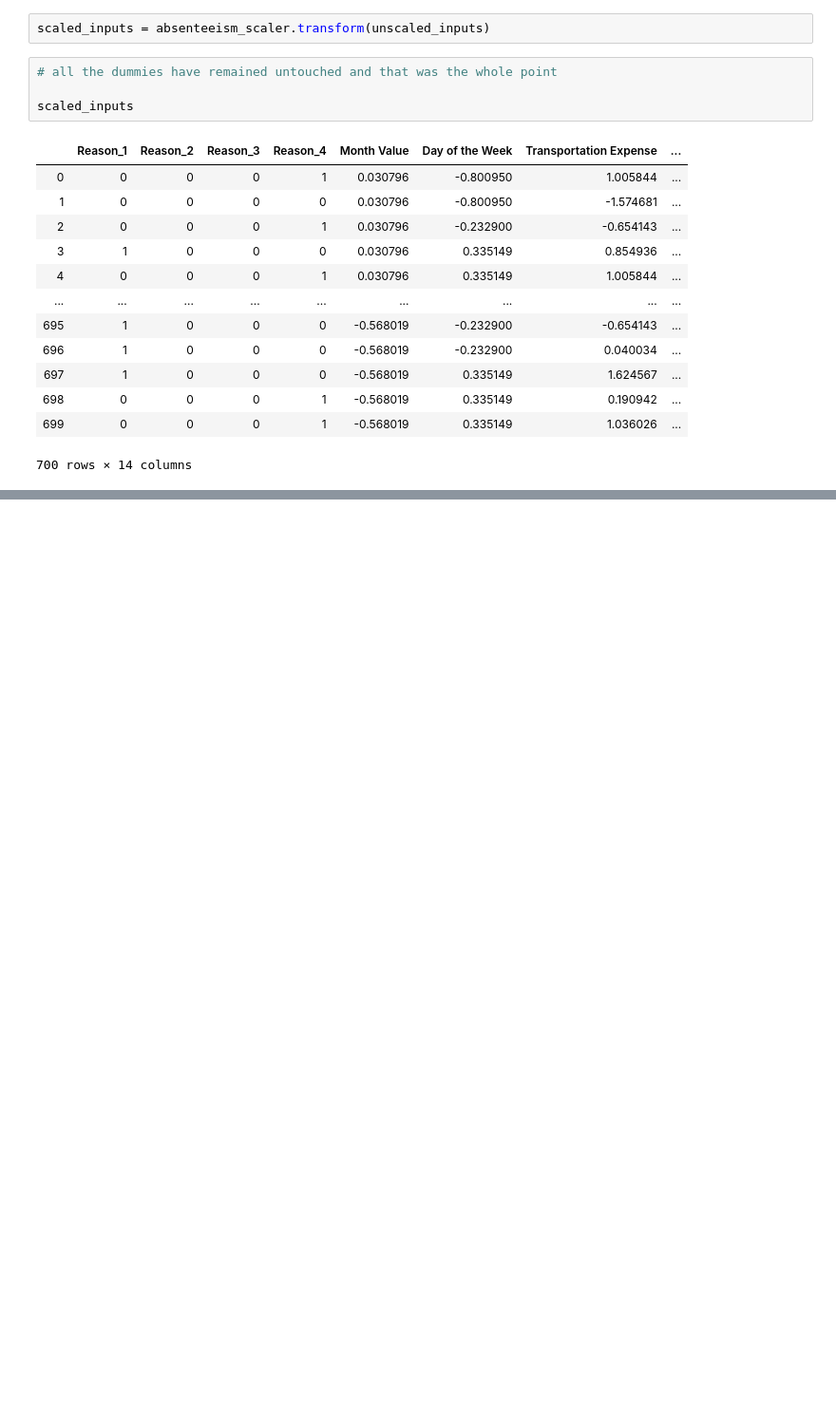
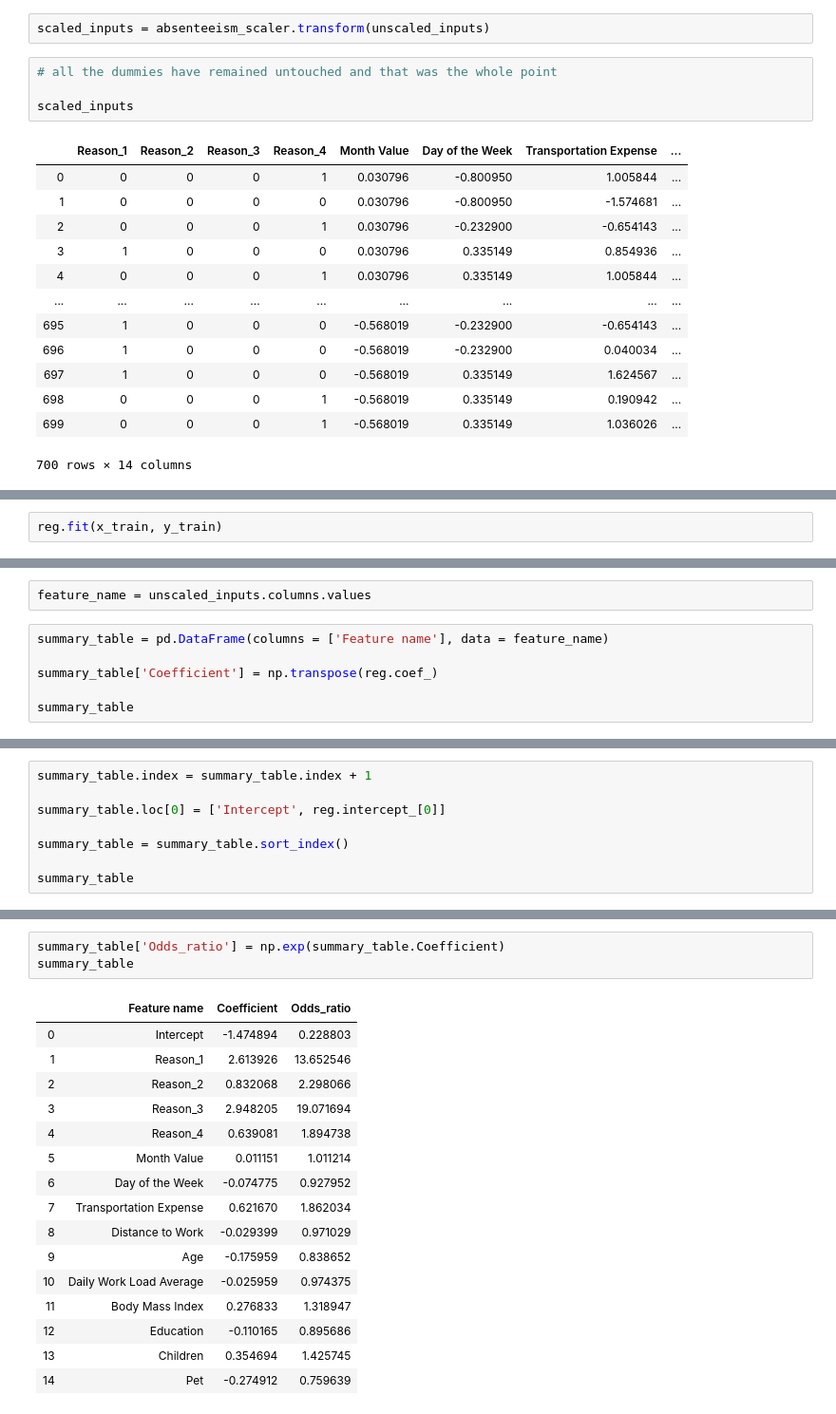
Before and after one commit to LiuHaoLung/Python-Milestone, a Jupyter notebook: Absenteeism/AbsenteeismExerciseMachineLearningwithCustomScaler.ipynb, the cells around one changed output, grey strips where cells are left out. Shown: that part at 95% size. Saved outputs shown, nothing was run; the diff lists cells and outputs as text; blank space fills up the shorter version.

```diff
--- a/Absenteeism/AbsenteeismExerciseMachineLearningwithCustomScaler.ipynb
+++ b/Absenteeism/AbsenteeismExerciseMachineLearningwithCustomScaler.ipynb
@@ -206,0 +248,2 @@ scaled_inputs
+# %%
+reg.fit(x_train, y_train)
@@ -206,0 +356,8 @@ scaled_inputs
+# %%
+feature_name = unscaled_inputs.columns.values
+# %%
+summary_table = pd.DataFrame(columns = ['Feature name'], data = feature_name)
+
+summary_table['Coefficient'] = np.transpose(reg.coef_)
+
+summary_table
@@ -206,0 +380,8 @@ scaled_inputs
+# %%
+summary_table.index = summary_table.index + 1
+
+summary_table.loc[0] = ['Intercept', reg.intercept_[0]]
+
+summary_table = summary_table.sort_index()
+
+summary_table
@@ -206,0 +405,20 @@ scaled_inputs
+# %%
+summary_table['Odds_ratio'] = np.exp(summary_table.Coefficient)
+summary_table
+# %% [output]
+|  | Feature name | Coefficient | Odds_ratio |
+| 0 | Intercept | -1.474894 | 0.228803 |
+| 1 | Reason_1 | 2.613926 | 13.652546 |
+| 2 | Reason_2 | 0.832068 | 2.298066 |
+| 3 | Reason_3 | 2.948205 | 19.071694 |
+| 4 | Reason_4 | 0.639081 | 1.894738 |
+| 5 | Month Value | 0.011151 | 1.011214 |
+| 6 | Day of the Week | -0.074775 | 0.927952 |
+| 7 | Transportation Expense | 0.621670 | 1.862034 |
+| 8 | Distance to Work | -0.029399 | 0.971029 |
+| 9 | Age | -0.175959 | 0.838652 |
+| 10 | Daily Work Load Average | -0.025959 | 0.974375 |
+| 11 | Body Mass Index | 0.276833 | 1.318947 |
+| 12 | Education | -0.110165 | 0.895686 |
+| 13 | Children | 0.354694 | 1.425745 |
+| 14 | Pet | -0.274912 | 0.759639 |
```
Also changed, not shown: parts of 26 cells of this notebook, 1 other file.
